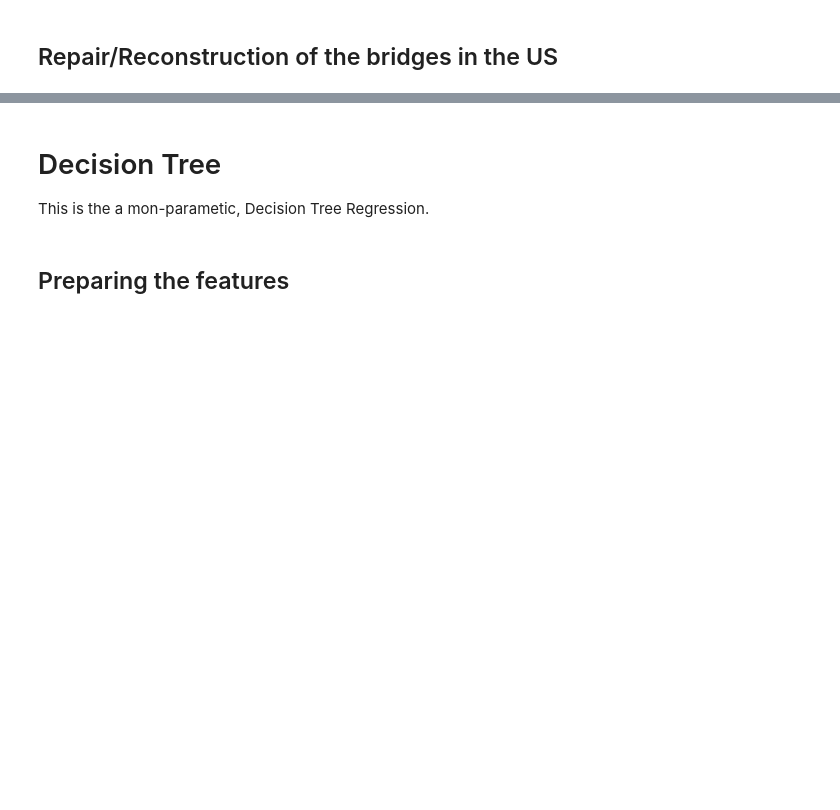
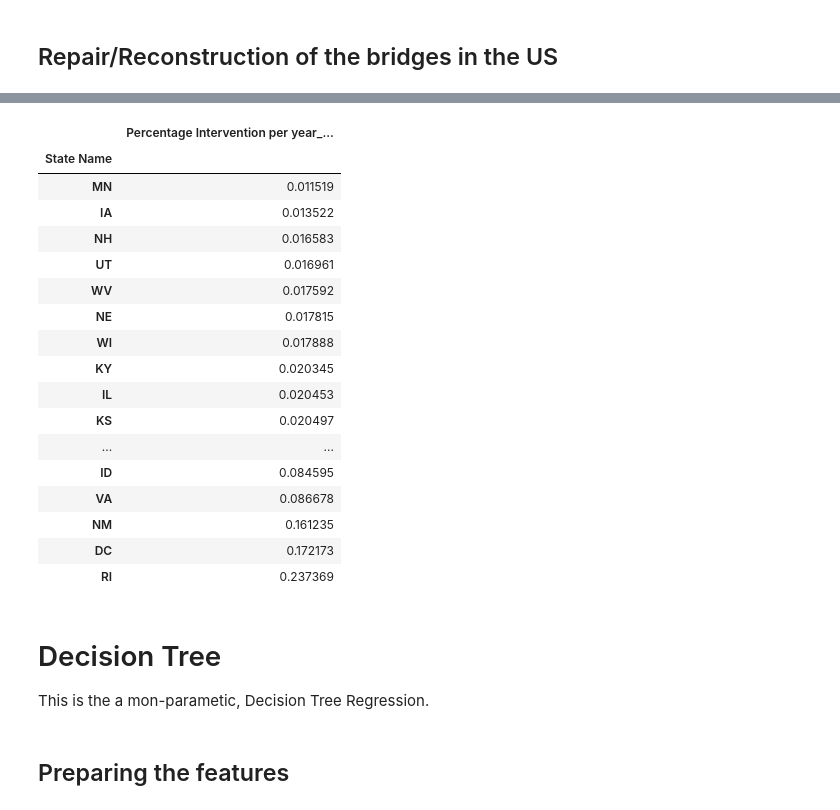
Before and after one commit to kaleoyster/nbi-predictive-analysis, a Jupyter notebook: Exploration of NBI data from maintenance stand point of view.ipynb, the cells around one changed output, grey strips where cells are left out. Saved outputs shown, nothing was run; the diff lists cells and outputs as text; code cells hidden in the pictures; blank space fills up the shorter version.

```diff
--- a/Exploration of NBI data from maintenance stand point of view.ipynb
+++ b/Exploration of NBI data from maintenance stand point of view.ipynb
@@ -230,3 +221,28 @@ fig = px.bar(df_rep_rec, x='State', y='Percentage of Bridges  repaired / reconst
 fig.show()
 # %% [output]
 [interactive output not drawn]
+# %%
+df['Length of record'] = [len(conditionRating) for conditionRating in df['New Superstructure']]
+df['Number of Intervention'] = [len(intervention) for intervention in df['Intervention']]
+df['Intervention per year_of_bridge_survey'] = df['Number of Intervention'] / df['Length of record']
+# %%
+"""
+    Formula:
+    Percentage of intervention per bridge =
+                          (Number of Intervention / duration in years of survey record available)
+
+    Average Percentage of intervention per year of bridge survey = Sum (Percentage of intervention)/ total number of bridges
+
+"""
+percent_of_intervention = df.groupby('State Name')['Intervention per year_of_bridge_survey'].sum() / \
+                    df.groupby('State Name')['Intervention per year_of_bridge_survey'].count()
+
+
+df_intervention= pd.DataFrame(percent_of_intervention)
+df_intervention['State Name'] =  df_intervention.index
+
+
+df_intervention.rename(columns = {'State Name': 'State', \
+                             'Intervention per year_of_bridge_survey':'Average Percentage Intervention per year_of_bridge_survey'}, inplace = True)
+fig = px.bar(df_intervention, x='State', y='Average Percentage Intervention per year_of_bridge_survey')
+fig.show()
@@ -233,3 +251,24 @@ fig.show()
+# %%
+pd.DataFrame(df_intervention['Percentage Intervention per year_of_bridge_survey'].sort_values())
+# %% [output]
+|  | Percentage Intervention per year_... |
+| State Name |  |
+| MN | 0.011519 |
+| IA | 0.013522 |
+| NH | 0.016583 |
+| UT | 0.016961 |
+| WV | 0.017592 |
+| NE | 0.017815 |
+| WI | 0.017888 |
+| KY | 0.020345 |
+| IL | 0.020453 |
+| KS | 0.020497 |
+| ... | ... |
+| ID | 0.084595 |
+| VA | 0.086678 |
+| NM | 0.161235 |
+| DC | 0.172173 |
+| RI | 0.237369 |
 # %% [markdown]
 # Decision Tree
 This is the a mon-parametic, Decision Tree Regression.
```
Also changed, not shown: parts of 3 cells of this notebook.
